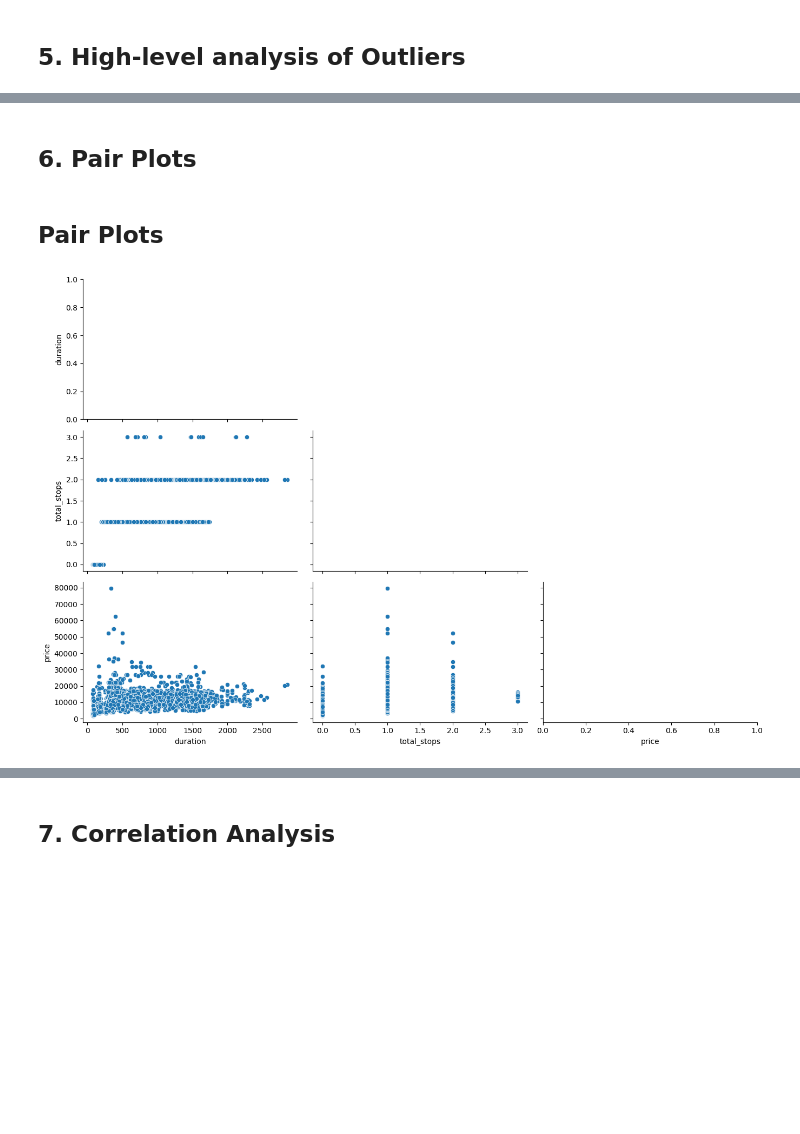
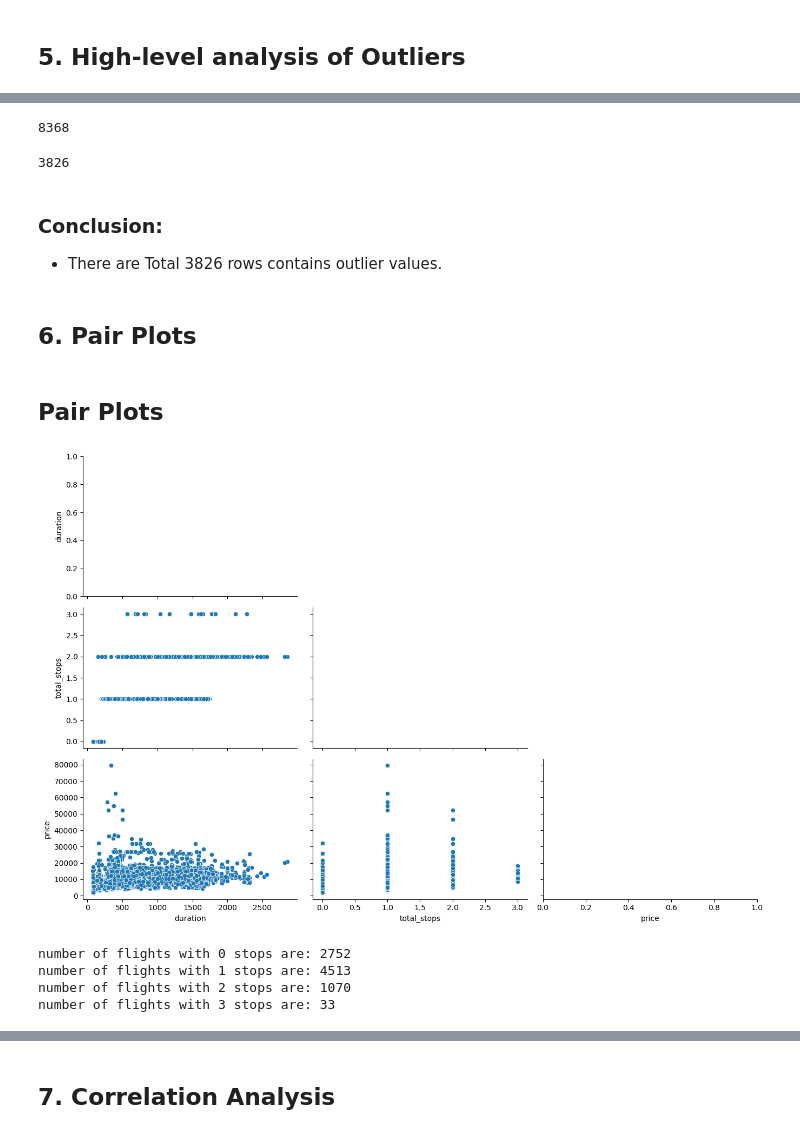
Before and after one commit to mishraatharva/flight_price_prediction, a Jupyter notebook: notebooks/eda.ipynb, the cells around one changed output, grey strips where cells are left out. Saved outputs shown, nothing was run; the diff lists cells and outputs as text; code cells hidden in the pictures; blank space fills up the shorter version.

```diff
--- a/notebooks/eda.ipynb
+++ b/notebooks/eda.ipynb
@@ -172,7 +181,44 @@ forest = IsolationForest(n_estimators=10, random_state=42)
+# %%
+len(train)
+# %% [output]
+8368
+# %%
+len((
+	train
+	.assign(outlier=forest.fit_predict(
+		train
+		.drop(columns="price")
+		.select_dtypes(include="number")
+	))
+	.query("outlier == -1")
+	# .duration
+	# .describe()
+))
+# %% [output]
+3826
+# %% [markdown]
+### Conclusion:
+- There are Total 3826 rows contains outlier values.
 # %% [markdown]
 ## 6. Pair Plots
 # %%
-eda_helper_functions.pair_plots(train)
+eda_utils.pair_plots(train)
+# eda_helper_functions.pair_plots(train)
 # %% [output]
 Pair Plots
-[figure, old version]
+[figure, new version]
+# %%
+number_of_flights_with_0stops = len(train[train['total_stops']==0])
+number_of_flights_with_1stops = len(train[train['total_stops']==1])
+number_of_flights_with_2stops = len(train[train['total_stops']==2])
+number_of_flights_with_3stops = len(train[train['total_stops']==3])
+
+print("number of flights with 0 stops are: {}".format(number_of_flights_with_0stops))
+print("number of flights with 1 stops are: {}".format(number_of_flights_with_1stops))
+print("number of flights with 2 stops are: {}".format(number_of_flights_with_2stops))
+print("number of flights with 3 stops are: {}".format(number_of_flights_with_3stops))
+# %% [output]
+number of flights with 0 stops are: 2752
+number of flights with 1 stops are: 4513
+number of flights with 2 stops are: 1070
+number of flights with 3 stops are: 33
```
Also changed, not shown: parts of 48 cells of this notebook, 8 other files.
